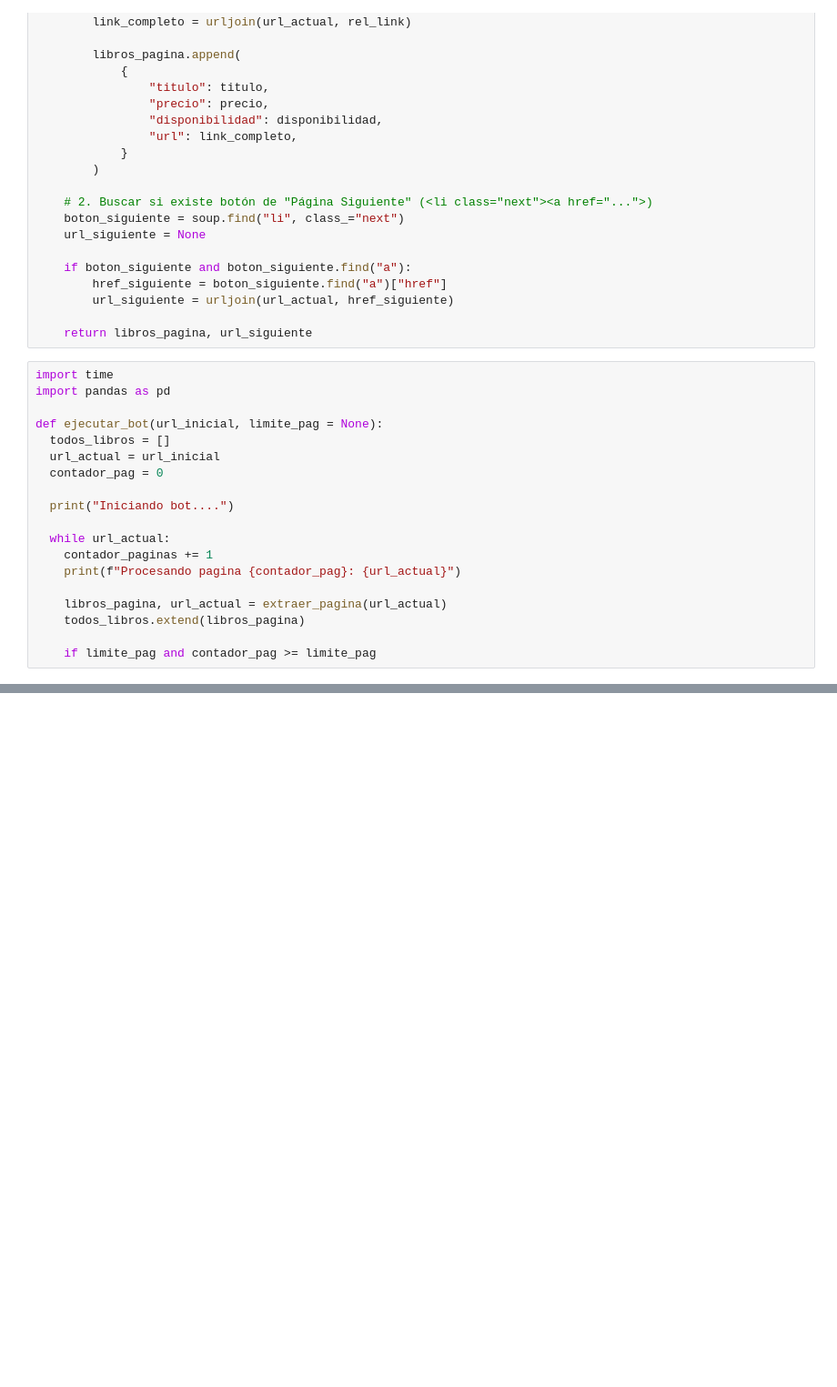
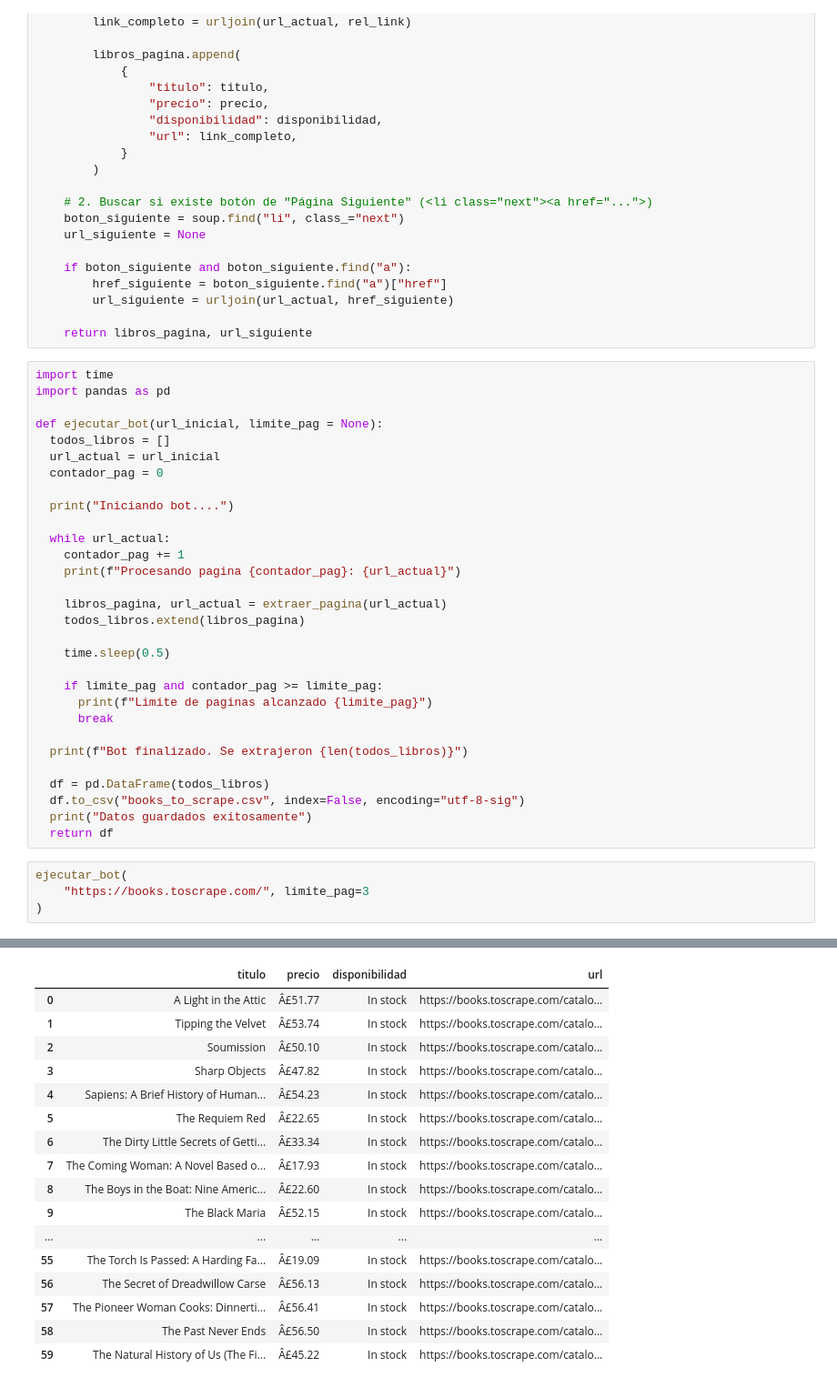
Before and after one commit to AlejandroMario-creator/Bot_Scraping, a Jupyter notebook: scraping_basico.ipynb, the cells around one changed output, grey strips where cells are left out. Shown at 91% size. Saved outputs shown, nothing was run; the diff lists cells and outputs as text; blank space fills up the shorter version.

```diff
--- a/scraping_basico.ipynb
+++ b/scraping_basico.ipynb
@@ -71,10 +71,26 @@ def ejecutar_bot(url_inicial, limite_pag = None):
   print("Iniciando bot....")
 
   while url_actual:
-    contador_paginas += 1
+    contador_pag += 1
     print(f"Procesando pagina {contador_pag}: {url_actual}")
 
     libros_pagina, url_actual = extraer_pagina(url_actual)
     todos_libros.extend(libros_pagina)
 
-    if limite_pag and contador_pag >= limite_pag
+    time.sleep(0.5)
+
+    if limite_pag and contador_pag >= limite_pag:
+      print(f"Limite de paginas alcanzado {limite_pag}")
+      break
+
+  print(f"Bot finalizado. Se extrajeron {len(todos_libros)}")
+
+  df = pd.DataFrame(todos_libros)
+  df.to_csv("books_to_scrape.csv", index=False, encoding="utf-8-sig")
+  print("Datos guardados exitosamente")
+  return df
+# %%
+ejecutar_bot(
+    "https://books.toscrape.com/", limite_pag=3
+)
+# %% [output]
@@ -80,0 +104,17 @@ def ejecutar_bot(url_inicial, limite_pag = None):
+|  | titulo | precio | disponibilidad | url |
+| 0 | A Light in the Attic | Â£51.77 | In stock | https://books.toscrape.com/catalo... |
+| 1 | Tipping the Velvet | Â£53.74 | In stock | https://books.toscrape.com/catalo... |
+| 2 | Soumission | Â£50.10 | In stock | https://books.toscrape.com/catalo... |
+| 3 | Sharp Objects | Â£47.82 | In stock | https://books.toscrape.com/catalo... |
+| 4 | Sapiens: A Brief History of Human... | Â£54.23 | In stock | https://books.toscrape.com/catalo... |
+| 5 | The Requiem Red | Â£22.65 | In stock | https://books.toscrape.com/catalo... |
+| 6 | The Dirty Little Secrets of Getti... | Â£33.34 | In stock | https://books.toscrape.com/catalo... |
+| 7 | The Coming Woman: A Novel Based o... | Â£17.93 | In stock | https://books.toscrape.com/catalo... |
+| 8 | The Boys in the Boat: Nine Americ... | Â£22.60 | In stock | https://books.toscrape.com/catalo... |
+| 9 | The Black Maria | Â£52.15 | In stock | https://books.toscrape.com/catalo... |
+| ... | ... | ... | ... | ... |
+| 55 | The Torch Is Passed: A Harding Fa... | Â£19.09 | In stock | https://books.toscrape.com/catalo... |
+| 56 | The Secret of Dreadwillow Carse | Â£56.13 | In stock | https://books.toscrape.com/catalo... |
+| 57 | The Pioneer Woman Cooks: Dinnerti... | Â£56.41 | In stock | https://books.toscrape.com/catalo... |
+| 58 | The Past Never Ends | Â£56.50 | In stock | https://books.toscrape.com/catalo... |
+| 59 | The Natural History of Us (The Fi... | Â£45.22 | In stock | https://books.toscrape.com/catalo... |
```
Also changed, not shown: parts of 1 cell of this notebook.
